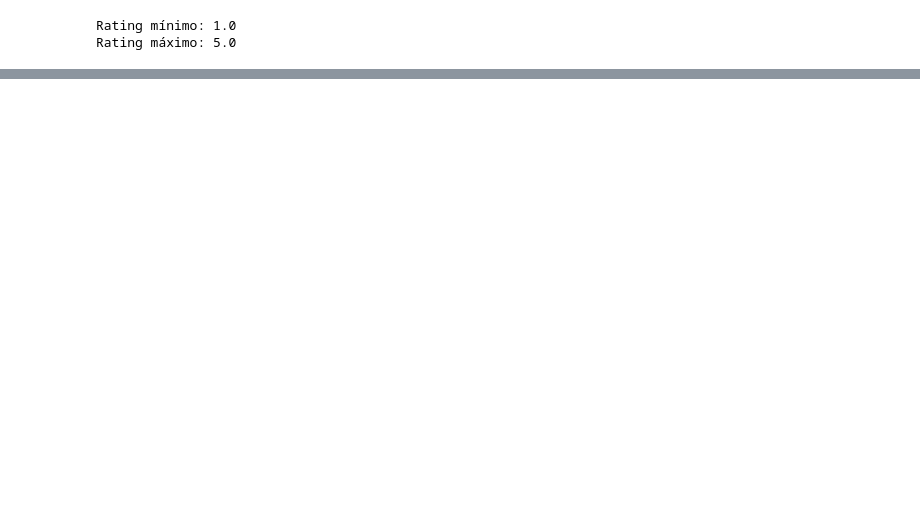
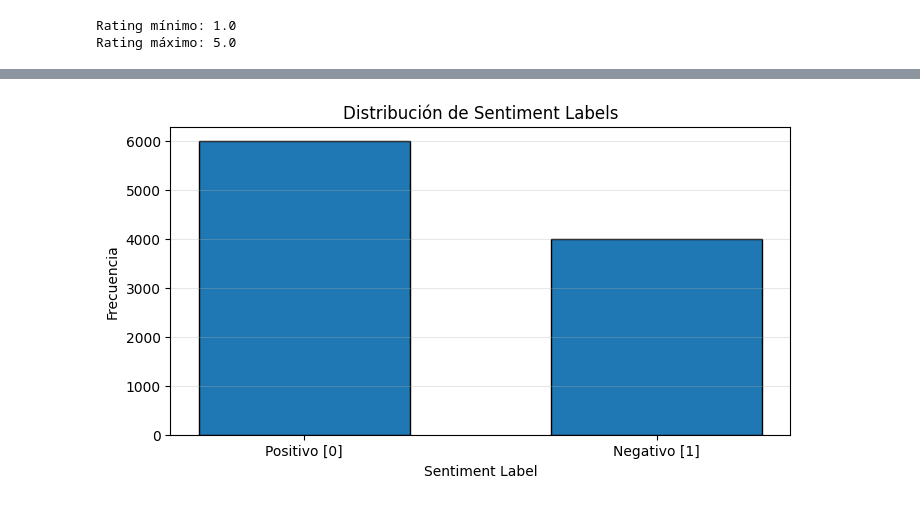
Before and after one commit to mariaeugenia-alvarez/nlp-searching, a Jupyter notebook: Project/1-Carga y exploracion.ipynb, the cells around one changed output, grey strips where cells are left out. Cells and saved outputs as stored; diff of their text form; code cells hidden in the pictures; blank space fills up the shorter version.

```diff
--- a/Project/1-Carga y exploracion.ipynb
+++ b/Project/1-Carga y exploracion.ipynb
@@ -48,0 +133,14 @@ Rating 5.0: 13,443,487 reviews (67.37%)
+# %%
+reviews_text = []
+reviews_rating = []
+
+for review in reviews_dict.values():
+    reviews_text.append(review.get('text'))
+    reviews_rating.append(review.get('rating'))
+
+df = pd.DataFrame({
+    'review': reviews_text,
+    'sentiment': reviews_rating
+})
+df.dropna(subset=['review', 'sentiment'], inplace=True)
+df.reset_index(drop=True, inplace=True)
@@ -48,0 +461,8 @@ Rating 5.0: 13,443,487 reviews (67.37%)
+# %%
+def label_sentiment(row):
+    if int(row['sentiment']) < 3:
+        return 1
+    else:
+        return 0
+# %%
+df['sentiment_label'] = df.apply(lambda row: label_sentiment(row), axis=1)
@@ -48,0 +478,13 @@ Rating 5.0: 13,443,487 reviews (67.37%)
+# %%
+# Histograma de sentiment_label
+plt.figure(figsize=(8, 4))
+sentiment_counts = df['sentiment_label'].value_counts().sort_index()
+plt.bar(sentiment_counts.index, sentiment_counts.values, edgecolor='black', width=0.6)
+plt.xlabel('Sentiment Label')
+plt.ylabel('Frecuencia')
+plt.title('Distribución de Sentiment Labels')
+plt.xticks([0, 1], ['Positivo [0]', 'Negativo [1]'])
+plt.grid(axis='y', alpha=0.3)
+plt.show()
+# %% [output]
+[figure, added]
```
Also changed, not shown: parts of 49 cells of this notebook, 1 other file.
